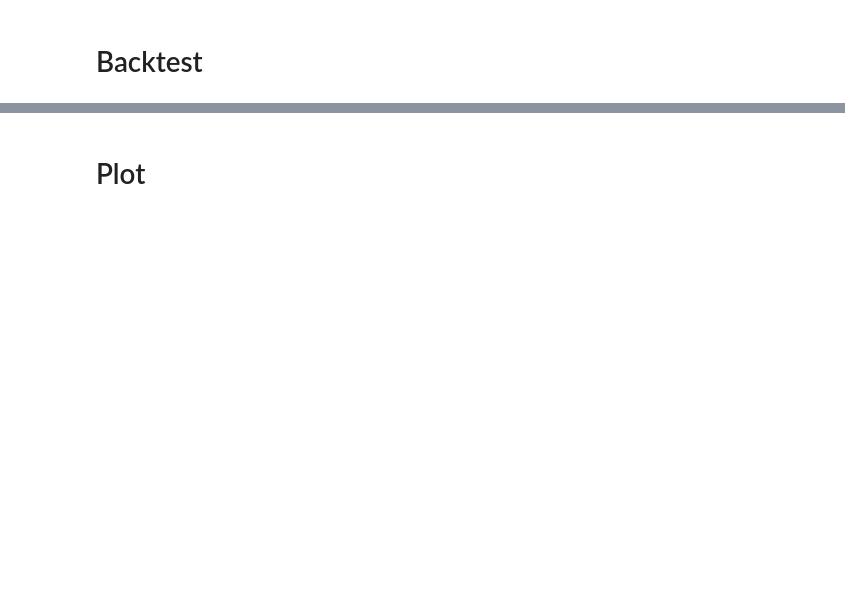
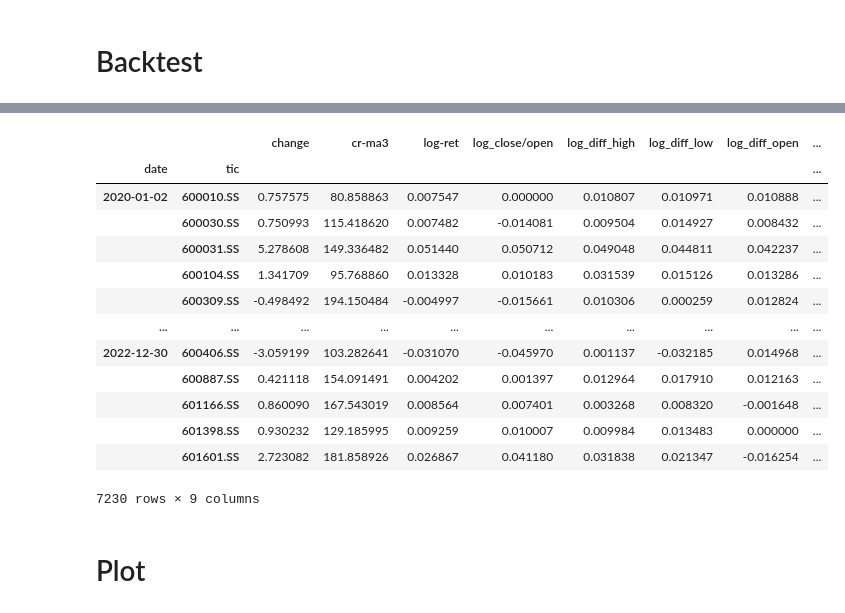
Before and after one commit to freedom5wind/StockTrading, a Jupyter notebook: ExpMultiStockTrading.ipynb, the cells around one changed output, grey strips where cells are left out. Cells and saved outputs as stored; diff of their text form; code cells hidden in the pictures; blank space fills up the shorter version.

```diff
--- a/ExpMultiStockTrading.ipynb
+++ b/ExpMultiStockTrading.ipynb
@@ -658,3 +804,20 @@ model.learn(total_timesteps=1000)
+# %%
+env_trade.df
+# %% [output]
+|  |  | change | cr-ma3 | log-ret | log_close/open | log_diff_high | log_diff_low | log_diff_open | ... |
+| date | tic |  |  |  |  |  |  |  | ... |
+| 2020-01-02 | 600010.SS | 0.757575 | 80.858863 | 0.007547 | 0.000000 | 0.010807 | 0.010971 | 0.010888 | ... |
+|  | 600030.SS | 0.750993 | 115.418620 | 0.007482 | -0.014081 | 0.009504 | 0.014927 | 0.008432 | ... |
+|  | 600031.SS | 5.278608 | 149.336482 | 0.051440 | 0.050712 | 0.049048 | 0.044811 | 0.042237 | ... |
+|  | 600104.SS | 1.341709 | 95.768860 | 0.013328 | 0.010183 | 0.031539 | 0.015126 | 0.013286 | ... |
+|  | 600309.SS | -0.498492 | 194.150484 | -0.004997 | -0.015661 | 0.010306 | 0.000259 | 0.012824 | ... |
+| ... | ... | ... | ... | ... | ... | ... | ... | ... | ... |
+| 2022-12-30 | 600406.SS | -3.059199 | 103.282641 | -0.031070 | -0.045970 | 0.001137 | -0.032185 | 0.014968 | ... |
+|  | 600887.SS | 0.421118 | 154.091491 | 0.004202 | 0.001397 | 0.012964 | 0.017910 | 0.012163 | ... |
+|  | 601166.SS | 0.860090 | 167.543019 | 0.008564 | 0.007401 | 0.003268 | 0.008320 | -0.001648 | ... |
+|  | 601398.SS | 0.930232 | 129.185995 | 0.009259 | 0.010007 | 0.009984 | 0.013483 | 0.000000 | ... |
+|  | 601601.SS | 2.723082 | 181.858926 | 0.026867 | 0.041180 | 0.031838 | 0.021347 | -0.016254 | ... |
+7230 rows × 9 columns
 # %%
 # df_t = dfs_test[3]
 # list_asset, actions = simulate_trading_masked(env_factory([df_t]), model)
```
Also changed, not shown: parts of 80 cells of this notebook, 1 other file.
